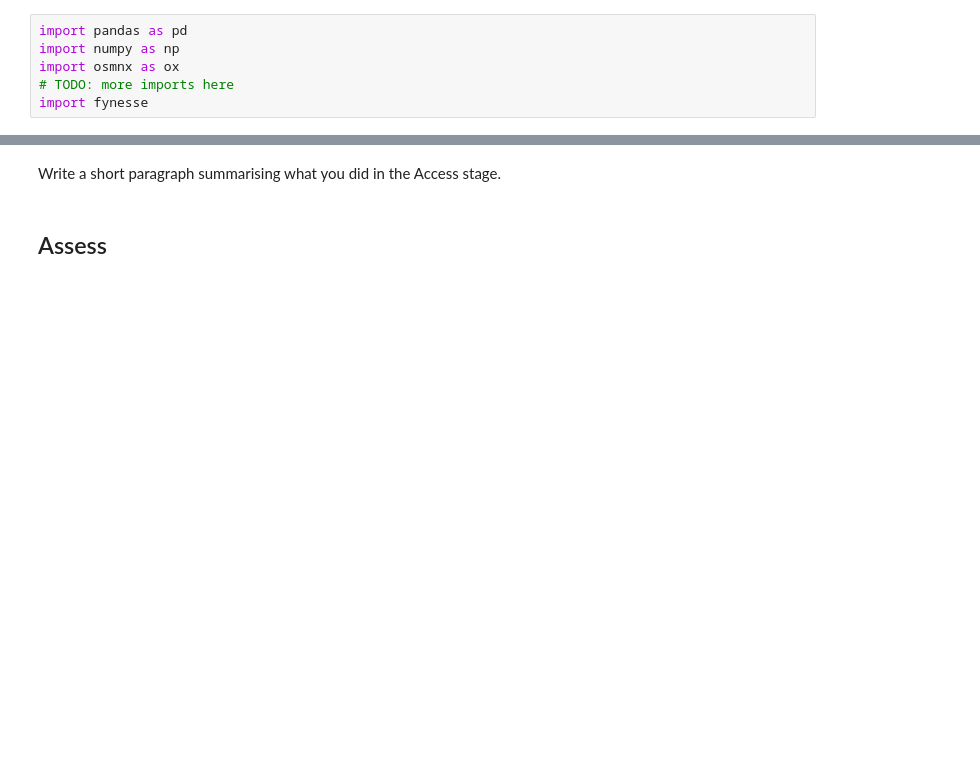
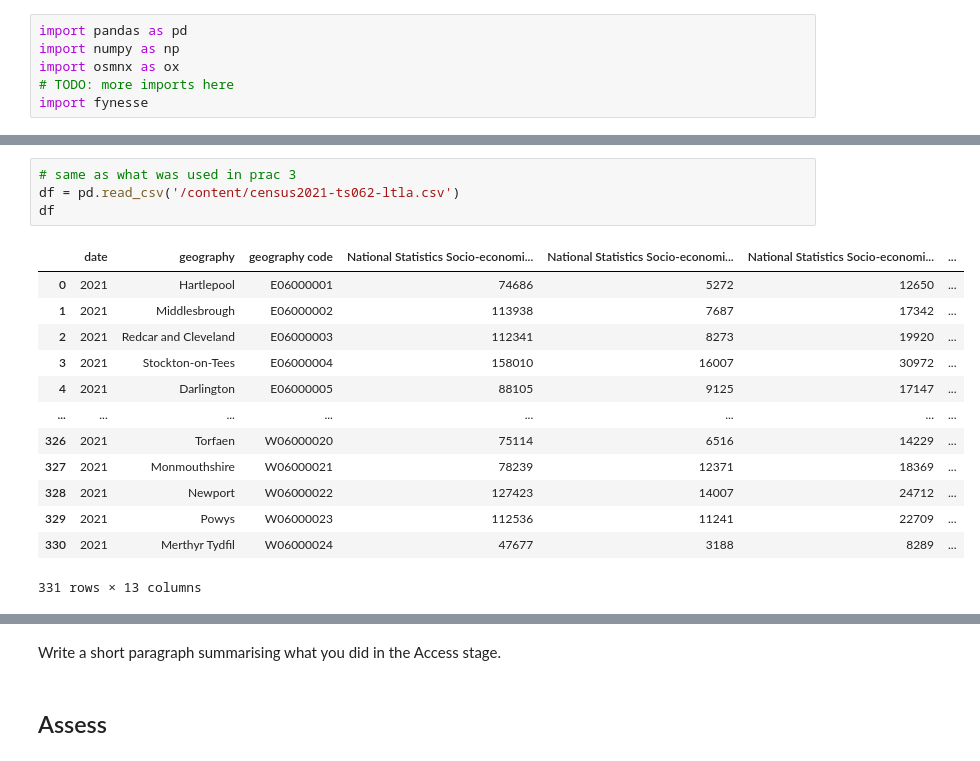
Before and after one commit to Navaneeth2906/nm803_ads_2024, a Jupyter notebook: ads_course_assessment.ipynb, the cells around one changed output, grey strips where cells are left out. Cells and saved outputs as stored; diff of their text form; blank space fills up the shorter version.

```diff
--- a/ads_course_assessment.ipynb
+++ b/ads_course_assessment.ipynb
@@ -110,0 +154,18 @@ import fynesse
+# %%
+# same as what was used in prac 3
+df = pd.read_csv('/content/census2021-ts062-ltla.csv')
+df
+# %% [output]
+|  | date | geography | geography code | National Statistics Socio-economi... | National Statistics Socio-economi... | National Statistics Socio-economi... | ... |
+| 0 | 2021 | Hartlepool | E06000001 | 74686 | 5272 | 12650 | ... |
+| 1 | 2021 | Middlesbrough | E06000002 | 113938 | 7687 | 17342 | ... |
+| 2 | 2021 | Redcar and Cleveland | E06000003 | 112341 | 8273 | 19920 | ... |
+| 3 | 2021 | Stockton-on-Tees | E06000004 | 158010 | 16007 | 30972 | ... |
+| 4 | 2021 | Darlington | E06000005 | 88105 | 9125 | 17147 | ... |
+| ... | ... | ... | ... | ... | ... | ... | ... |
+| 326 | 2021 | Torfaen | W06000020 | 75114 | 6516 | 14229 | ... |
+| 327 | 2021 | Monmouthshire | W06000021 | 78239 | 12371 | 18369 | ... |
+| 328 | 2021 | Newport | W06000022 | 127423 | 14007 | 24712 | ... |
+| 329 | 2021 | Powys | W06000023 | 112536 | 11241 | 22709 | ... |
+| 330 | 2021 | Merthyr Tydfil | W06000024 | 47677 | 3188 | 8289 | ... |
+331 rows × 13 columns
```
Also changed, not shown: parts of 10 cells of this notebook.
